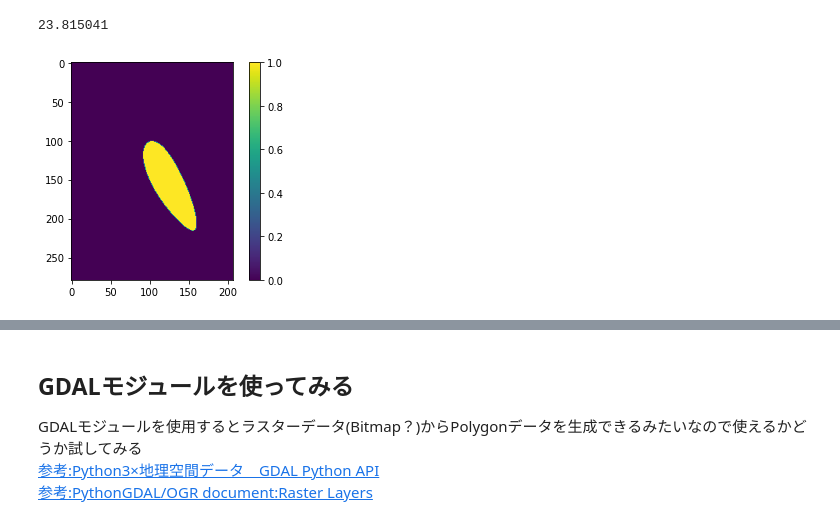
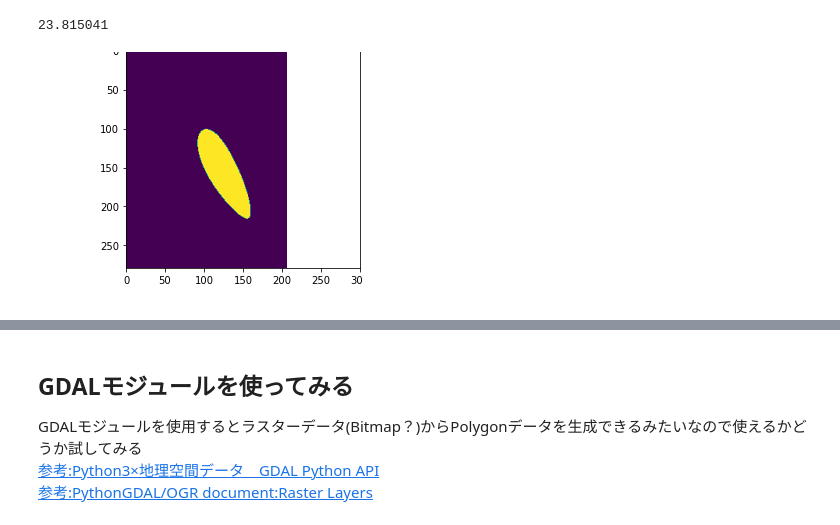
Before and after one commit to akisen/Predict_Solar_Flare_Mrcnn, a Jupyter notebook: src_dataset/Convert_bitmap_to_polygon.ipynb, the cells around one changed output, grey strips where cells are left out. Saved outputs shown, nothing was run; the diff lists cells and outputs as text; code cells hidden in the pictures.

```diff
--- a/src_dataset/Convert_bitmap_to_polygon.ipynb
+++ b/src_dataset/Convert_bitmap_to_polygon.ipynb
@@ -21,21 +37,21 @@ mask_map.meta["lat_fwt"]
 # %%
 
 import matplotlib.pyplot as plt
 import numpy as np
 plt.figure(1)
 ax = plt.subplot(1,1,1)
-# ax.set_xlim([0, 300])
+ax.set_xlim([0, 300])
 # ax.set_ylim([0,len(binaried_mask_map.data)]) #y軸を反転
 binaried_mask_map=np.where((mask_map.data==33)|(mask_map.data==34),1,0)
 im = ax.imshow(binaried_mask_map) #climの範囲を変えればダイナミックレンジを変更できる
 # im = ax.imshow(np.where(((mask_map.data==34)),1,0))
 #カラーバーのプロット
 plt.colorbar(im)
 # plt.figure(1).suptitle("")#画像の上側にタイトル
 # plt.figure(1).savefig("保存するときの名前")#保存
 plt.show()
 # %% [output]
-[figure, old version]
+[figure, new version]
 # %%
 type(binaried_mask_map)
 # %% [output]
```
Also changed, not shown: parts of 19 cells of this notebook, 4 other files.
